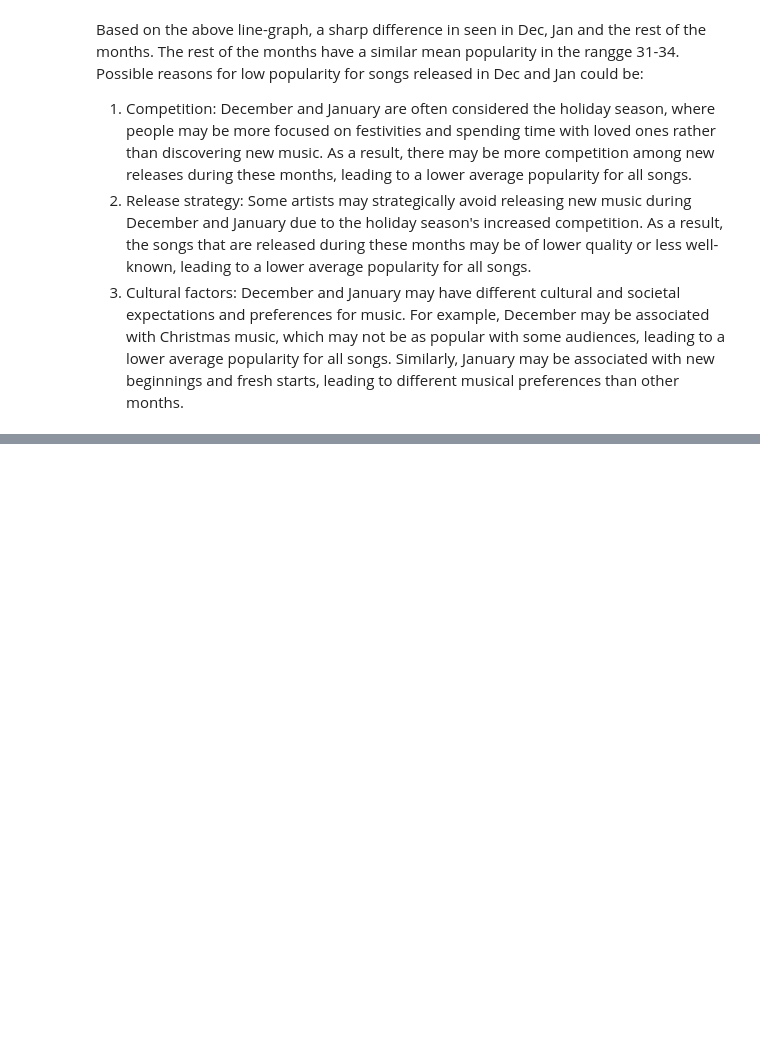
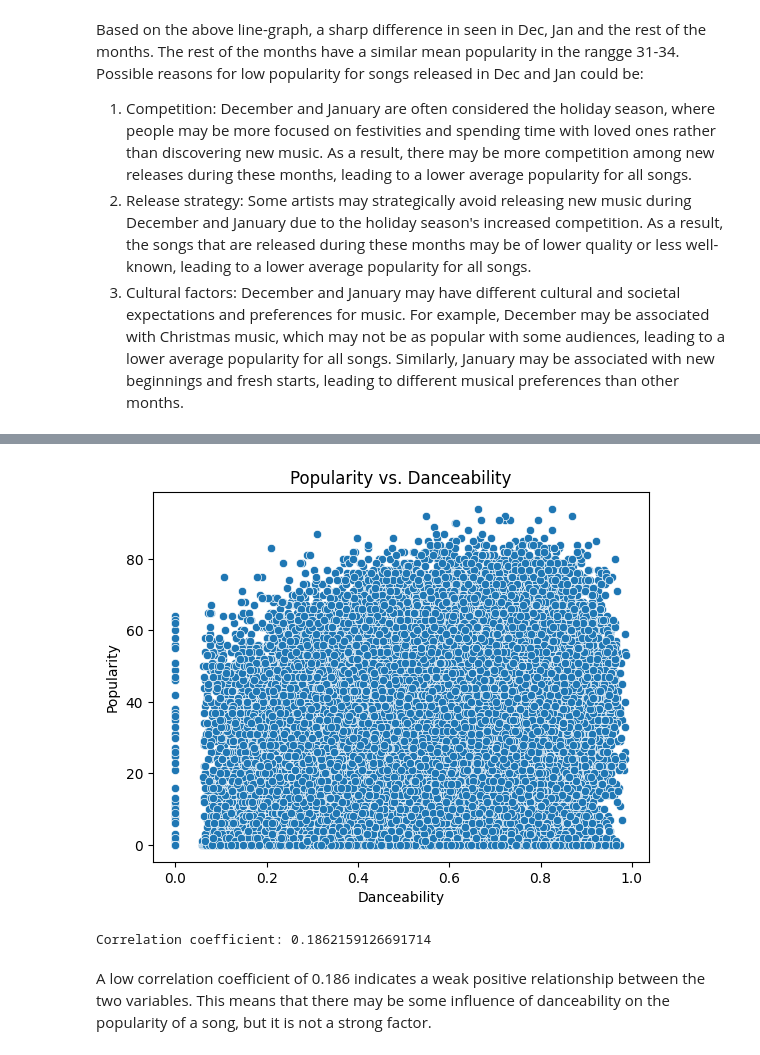
Before and after one commit to ayushmandixit2000/DSAI-Project, a Jupyter notebook: TracksAnalysis.ipynb, the cells around one changed output, grey strips where cells are left out. Saved outputs shown, nothing was run; the diff lists cells and outputs as text; code cells hidden in the pictures; blank space fills up the shorter version.

```diff
--- a/TracksAnalysis.ipynb
+++ b/TracksAnalysis.ipynb
@@ -431,0 +473,25 @@ Based on the above line-graph, a sharp difference in seen in Dec, Jan and the re
+# %%
+#Next, let us see if there is a direct relationship between danceability and popularity through a scatter plot
+
+# Create a scatter plot ofdanceability vs. popularity
+sns.scatterplot(x='danceability', y='popularity', data=df)
+
+# Set the plot title and axis labels
+plt.title('Popularity vs. Danceability')
+plt.xlabel('Danceability')
+plt.ylabel('Popularity')
+
+# Show the plot
+plt.show()
+
+
+# Calculate the correlation coefficient between danceability and popularity
+corr = df['danceability'].corr(df['popularity'])
+
+# Print the correlation coefficient to the console
+print('Correlation coefficient:', corr)
+# %% [output]
+[figure, added]
+Correlation coefficient: 0.1862159126691714
+# %% [markdown]
+A low correlation coefficient of 0.186 indicates a weak positive relationship between the two variables. This means that there may be some influence of danceability on the popularity of a song, but it is not a strong factor.
```
Also changed, not shown: parts of 3 cells of this notebook.
